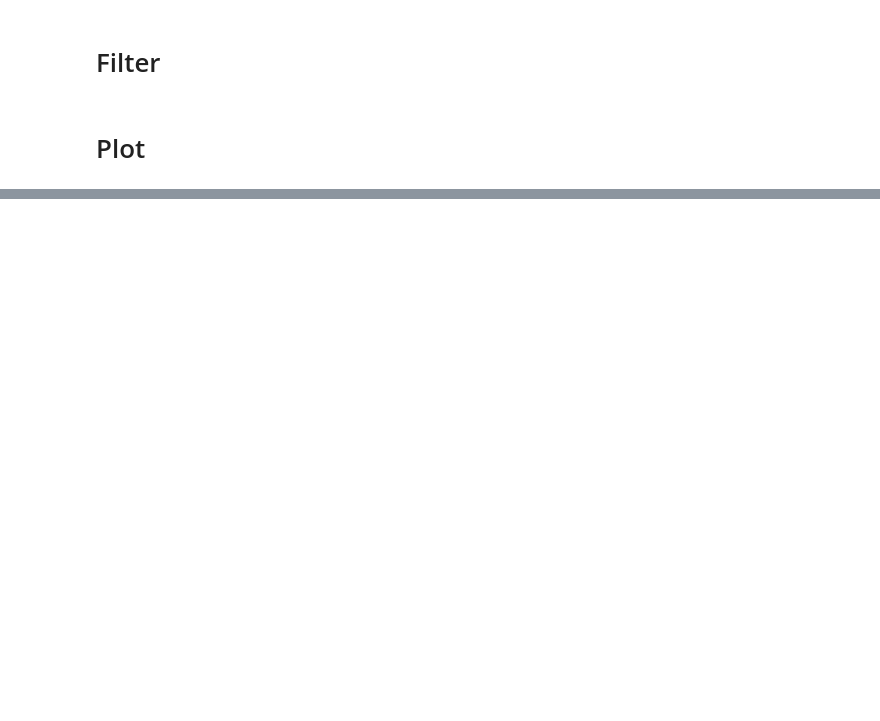
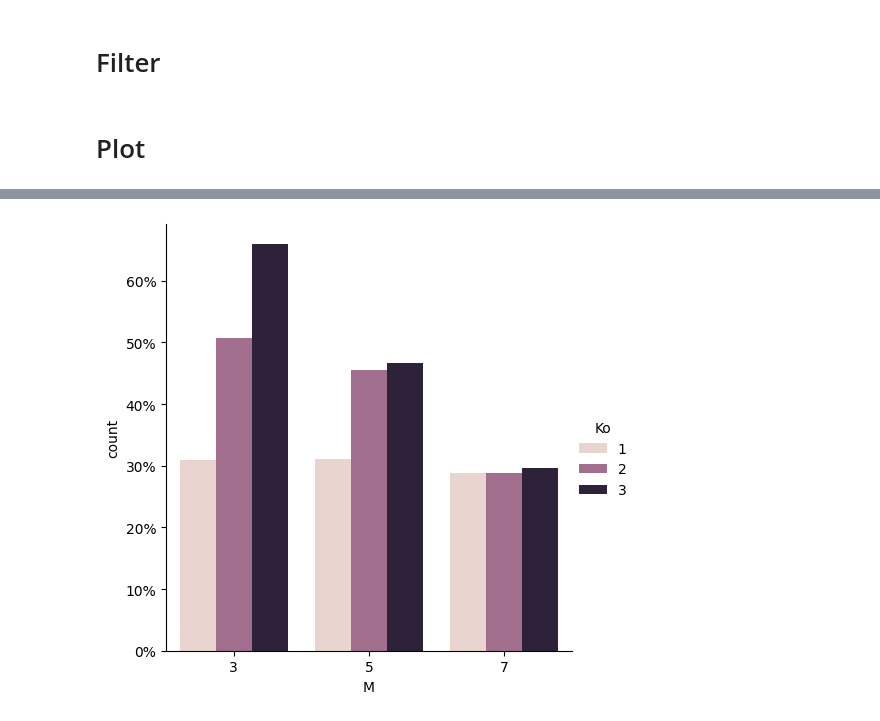
Before and after one commit to yjourdin/these, a Jupyter notebook: plot_results.ipynb, the cells around one changed output, grey strips where cells are left out. Cells and saved outputs as stored; diff of their text form; code cells hidden in the pictures; blank space fills up the shorter version.

```diff
--- a/plot_results.ipynb
+++ b/plot_results.ipynb
@@ -6,2 +24,4 @@ import seaborn as sns
+# %%
+RESULTS_DIR = Path("results/MIP_Me/")
 # %% [markdown]
 # File
@@ -22,0 +118,19 @@ dff = df[df["N_tr"].isin([10, 20, 30, 80, 90, 100])]
+# %%
+g = sns.catplot(
+    data=df[(df["Group_size"] == 2) & (df["Fitness_train"] < 1)],
+    x="M",
+    hue="Ko",
+    # row="Mo",
+    # col="M",
+    # row_order=MODELS,
+    # col_order=MODELS,
+    kind="count",
+)
+
+MAX = 4800
+
+for ax in g.axes.flat:
+    ax.yaxis.set_major_formatter(PercentFormatter(MAX))
+    ax.yaxis.set_major_locator(MultipleLocator(MAX / 10))
+# %% [output]
+[figure, added]
```
Also changed, not shown: parts of 49 cells of this notebook, 2 other files.
